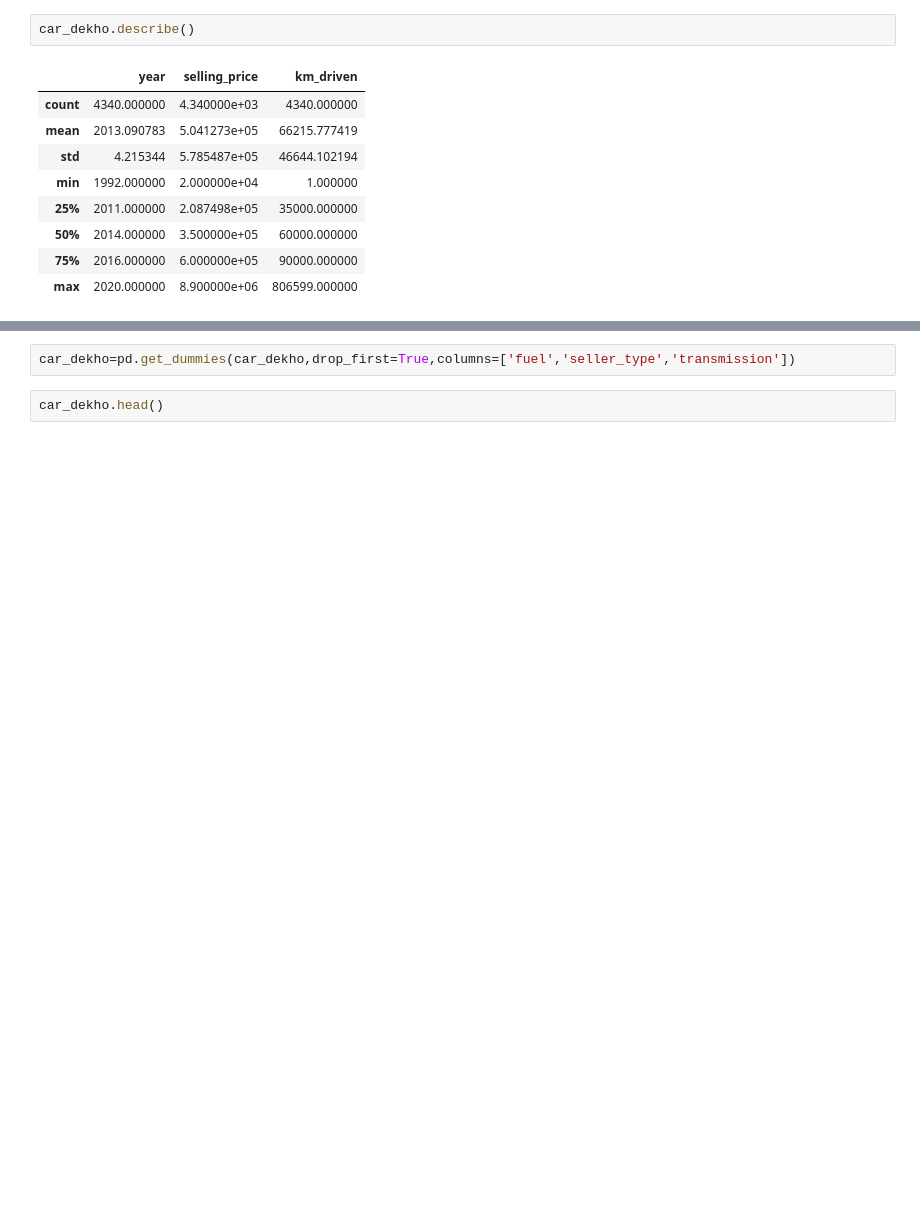
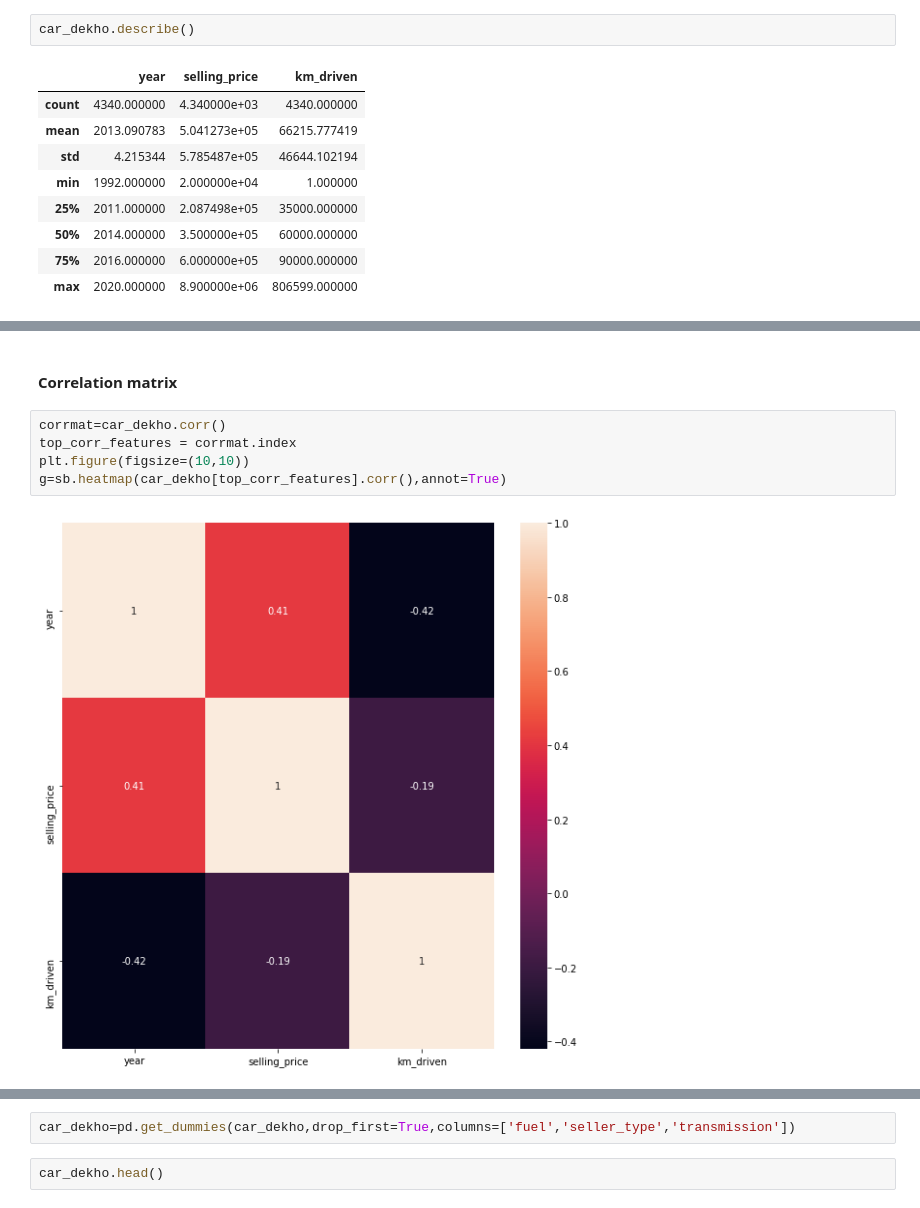
Before and after one commit to Shivang-Agarwal11/ML-Deep-Learning, a Jupyter notebook: ML/carprice/car_dekho.ipynb, the cells around one changed output, grey strips where cells are left out. Saved outputs shown, nothing was run; the diff lists cells and outputs as text; blank space fills up the shorter version.

```diff
--- a/ML/carprice/car_dekho.ipynb
+++ b/ML/carprice/car_dekho.ipynb
@@ -50,0 +63,9 @@ car_dekho.describe()
+# %% [markdown]
+#### Correlation matrix
+# %%
+corrmat=car_dekho.corr()
+top_corr_features = corrmat.index
+plt.figure(figsize=(10,10))
+g=sb.heatmap(car_dekho[top_corr_features].corr(),annot=True)
+# %% [output]
+[figure, added]
```
Also changed, not shown: parts of 28 cells of this notebook.
